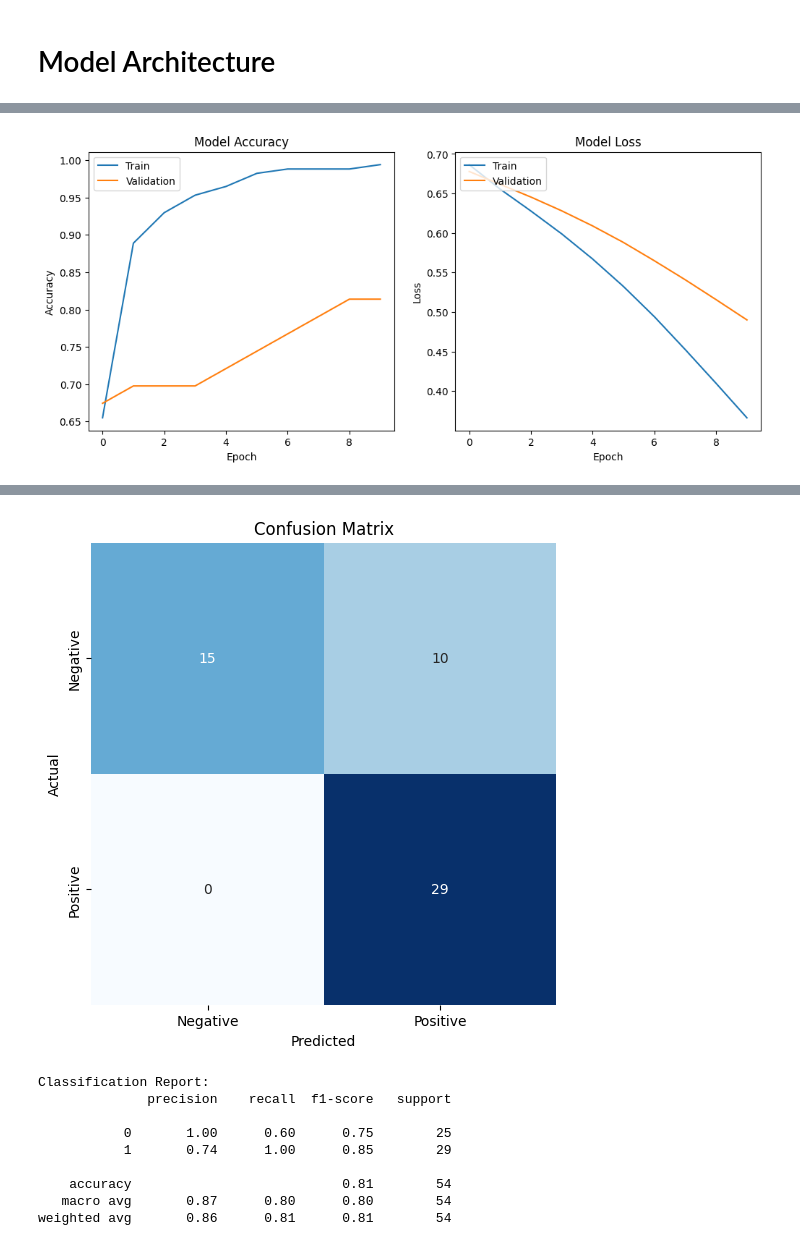
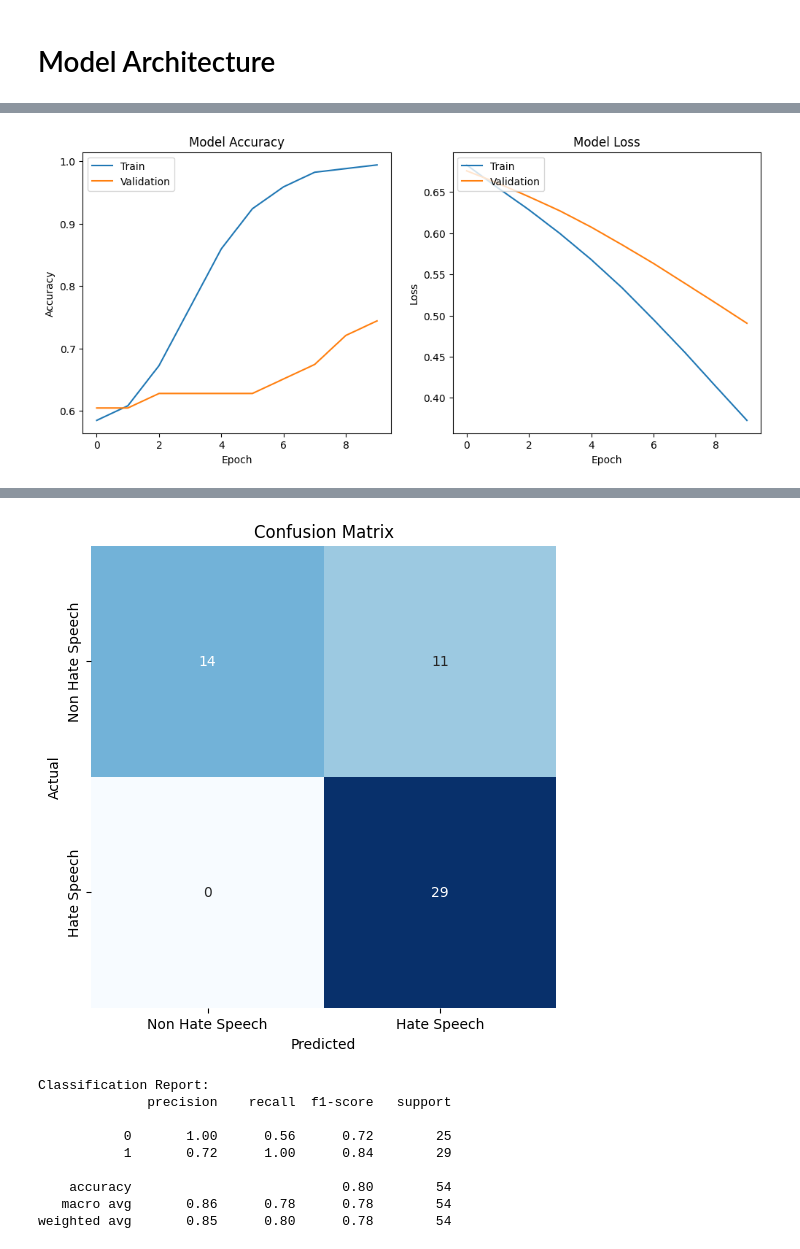
Before and after one commit to Psunday2000/hate_speech_igbo, a Jupyter notebook: hate_speech_model.ipynb, the cells around one changed output, grey strips where cells are left out. Cells and saved outputs as stored; diff of their text form; code cells hidden in the pictures.

```diff
--- a/hate_speech_model.ipynb
+++ b/hate_speech_model.ipynb
@@ -172,13 +170,24 @@ plt.show()
 # %%
 from sklearn.feature_extraction.text import TfidfVectorizer
 from sklearn.model_selection import train_test_split
+import numpy as np
 
 # Create a TF-IDF vectorizer
 # You can adjust max_features based on your vocabulary size
 vectorizer = TfidfVectorizer(max_features=5000)
 
-# Vectorize the processed text
-X = vectorizer.fit_transform(dataset['processed_text']).toarray()
+# Fit the vectorizer with the entire corpus
+vectorizer.fit(dataset['processed_text'])
+
+# Vectorize individual strings in processed_text
+X = []
+for text in dataset['processed_text']:
+    # Transform each individual string using the same vocabulary
+    vectorized_text = vectorizer.transform([text]).toarray()
+    X.append(vectorized_text)
+
+# Concatenate the individual vectors into a NumPy array
+X = np.vstack(X)
 
 # Replace with your labels
 y = dataset['label']
@@ -235,6 +244,9 @@ loss, accuracy = model.evaluate(X_test, y_test)
 print(f"Test Loss: {loss:.4f}, Test Accuracy: {accuracy:.4f}")
 
 model.save('hspeechmodel.h5')
+
+with open('vectorizer.pkl', 'wb') as file:
+    pickle.dump(vectorizer, file)
 
 # Visualize training history
 plt.figure(figsize=(12, 5))
@@ -267,7 +279,7 @@ y_pred_classes = np.round(y_pred)
 cm = confusion_matrix(y_test, y_pred_classes)
 plt.figure(figsize=(6, 6))
 sns.heatmap(cm, annot=True, fmt="d", cmap="Blues", cbar=False,
-            xticklabels=['Negative', 'Positive'], yticklabels=['Negative', 'Positive'])
+            xticklabels=['Non Hate Speech', 'Hate Speech'], yticklabels=['Non Hate Speech', 'Hate Speech'])
 plt.title('Confusion Matrix')
 plt.xlabel('Predicted')
 plt.ylabel('Actual')
@@ -289,7 +301,7 @@ f1_score = [report[label]['f1-score']
             for label in report.keys() if label in ['0', '1']]
 
 # Labels for the bars
-labels = ['Negative', 'Positive']
+labels = ['Non Hate Speech', 'Hate Speech']
 
 # Plotting
 x = np.arange(len(labels))
@@ -348 +360 @@ Test Loss: 0.4891, Test Accuracy: 0.8148
-[figure, old version]
+[figure, new version]
@@ -350,10 +363,10 @@ Test Loss: 0.4891, Test Accuracy: 0.8148
-[figure, old version]
+[figure, new version]
 Classification Report:
               precision    recall  f1-score   support
 
-           0       1.00      0.60      0.75        25
-           1       0.74      1.00      0.85        29
+           0       1.00      0.56      0.72        25
+           1       0.72      1.00      0.84        29
 
-    accuracy                           0.81        54
-   macro avg       0.87      0.80      0.80        54
-weighted avg       0.86      0.81      0.81        54
+    accuracy                           0.80        54
+   macro avg       0.86      0.78      0.78        54
+weighted avg       0.85      0.80      0.78        54
```
Also changed, not shown: parts of 4 cells of this notebook, 5 other files.
